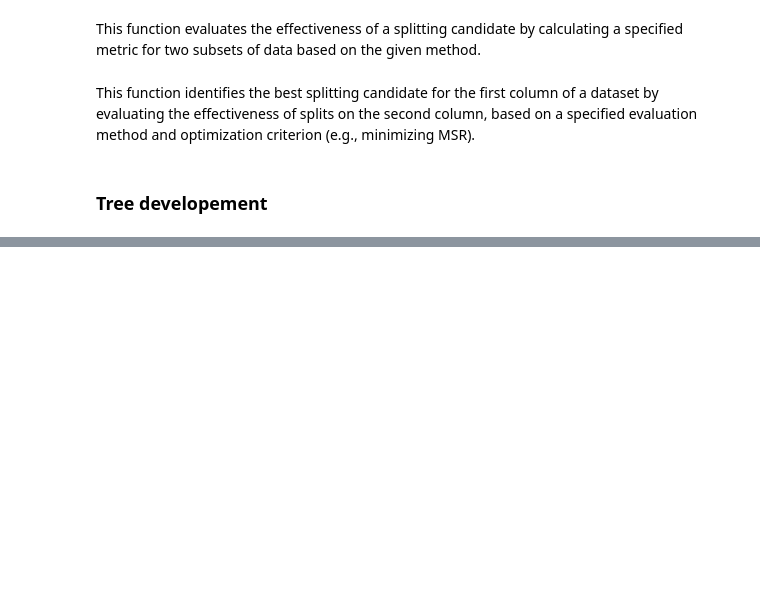
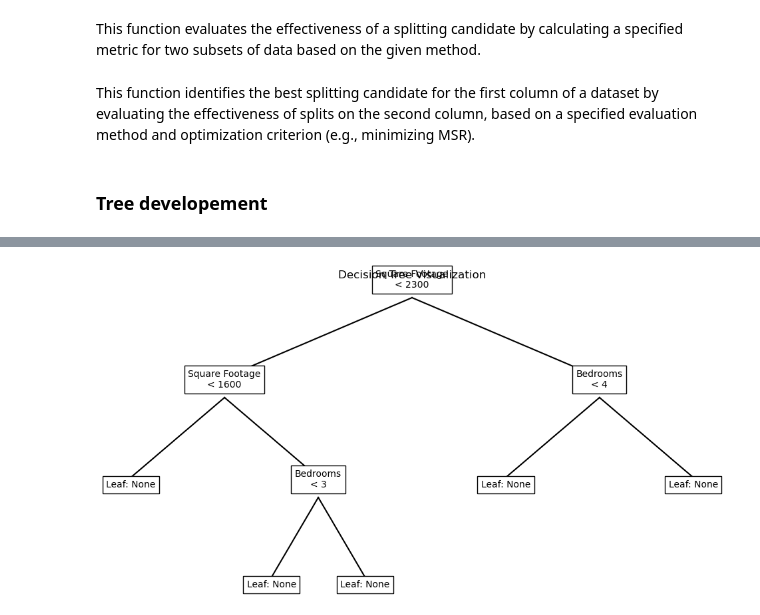
Before and after one commit to milchi03/ML_Project_2, a Jupyter notebook: main.ipynb, the cells around one changed output, grey strips where cells are left out. Drawn from its saved outputs; the diff is of its cells as text; code cells hidden in the pictures; blank space fills up the shorter version.

```diff
--- a/main.ipynb
+++ b/main.ipynb
@@ -271,0 +286,58 @@ DEBUG: indep_subset_left set to
+# %%
+from sklearn import tree
+import matplotlib.pyplot as plt
+import pandas as pd
+
+# Create a mock tree representation based on the description
+# Node Structure: Feature, Threshold, and Leaf indicators
+class Node:
+    def __init__(self, feature=None, threshold=None, left=None, right=None):
+        self.feature = feature
+        self.threshold = threshold
+        self.left = left  # Left Node (if any)
+        self.right = right  # Right Node (if any)
+
+# Manually define the decision tree structure
+root = Node("Square Footage", 2300,
+            left=Node("Square Footage", 1600,
+                      left=Node("Leaf: None"),
+                      right=Node("Bedrooms", 3,
+                                 left=Node("Leaf: None"),
+                                 right=Node("Leaf: None"))),
+            right=Node("Bedrooms", 4,
+                       left=Node("Leaf: None"),
+                       right=Node("Leaf: None")))
+
+# Function to recursively visualize the decision tree
+def plot_tree(node, depth=0, pos=(0.5, 1), parent=None, level_width=0.5, ax=None):
+    if ax is None:
+        fig, ax = plt.subplots(figsize=(12, 6))
+        ax.axis("off")
+        ax.set_title("Decision Tree Visualization")
+
+    # Draw the current node
+    if node:
+        x, y = pos
+        node_text = f"{node.feature}\n< {node.threshold}" if node.feature and node.threshold else node.feature
+        ax.text(x, y, node_text, ha="center", bbox=dict(facecolor="white", edgecolor="black"))
+
+        # Recursively plot left and right branches
+        if node.left:
+            new_x = x - level_width / (2 ** depth)
+            new_y = y - 0.1
+            ax.plot([x, new_x], [y - 0.01, new_y + 0.01], color="black")
+            plot_tree(node.left, depth + 1, pos=(new_x, new_y), parent=pos, ax=ax)
+
+        if node.right:
+            new_x = x + level_width / (2 ** depth)
+            new_y = y - 0.1
+            ax.plot([x, new_x], [y - 0.01, new_y + 0.01], color="black")
+            plot_tree(node.right, depth + 1, pos=(new_x, new_y), parent=pos, ax=ax)
+
+    return ax
+
+# Visualize the manually created tree
+plot_tree(root)
+plt.show()
+# %% [output]
+[figure, added]
```
Also changed, not shown: parts of 6 cells of this notebook.
